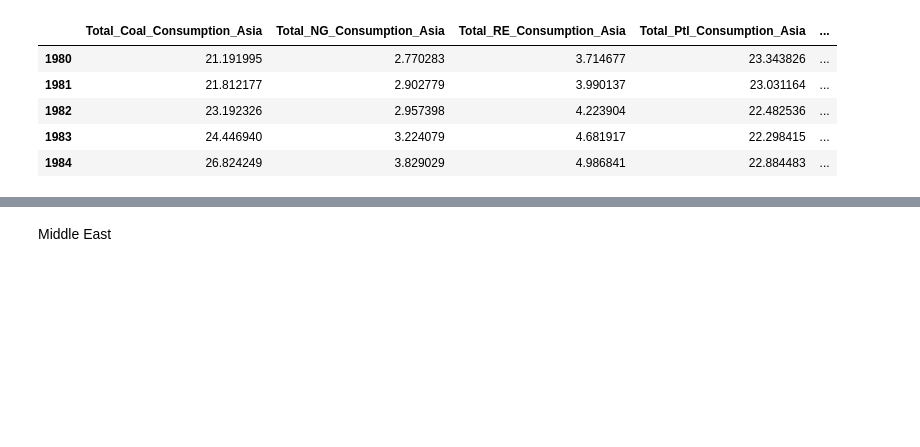
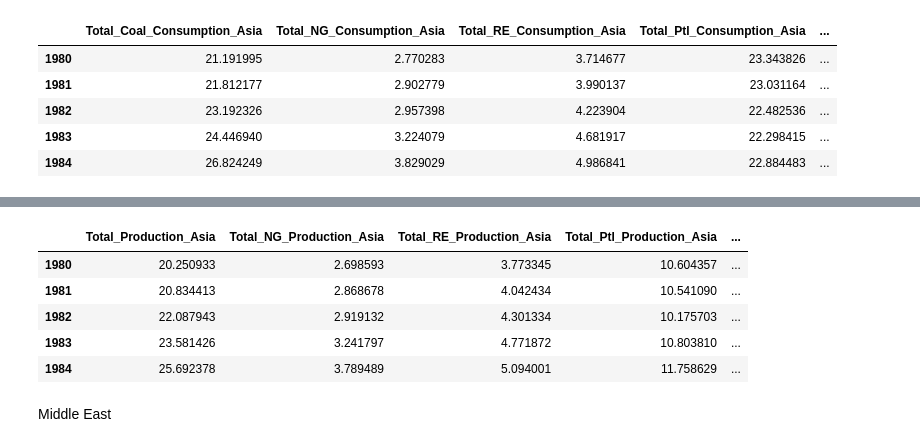
Before and after one commit to lurza/World-Energy-Analysis-main, a Jupyter notebook: Energy_Con_Prod.ipynb, the cells around one changed output, grey strips where cells are left out. Drawn from its saved outputs; the diff is of its cells as text; code cells hidden in the pictures; blank space fills up the shorter version.

```diff
--- a/Energy_Con_Prod.ipynb
+++ b/Energy_Con_Prod.ipynb
@@ -2964,6 +2851,3 @@ prod_re_asia_sum.head()
 | 1982 | 4.301334 |
 | 1983 | 4.771872 |
 | 1984 | 5.094001 |
-# %%
-prod_re_asia_sum['Change_RE_Production_Asia'] = prod_re_asia_sum['Total_RE_Production_Asia'].pct_change()*100
-prod_re_asia_sum.head()
@@ -4361,3 +4184,11 @@ fig_energy_portion_asia = fig_energy_portion_asia.add_trace(go.Bar(x=energy_mix_
 fig_energy_portion_asia = fig_energy_portion_asia.add_trace(go.Bar(x=energy_mix_asia.index, y=energy_mix_asia['PTL_Portion'], name='Petroleum'))
 fig_energy_portion_asia = fig_energy_portion_asia.update_layout(title='Energy Mix Consumption for Asia  1980 - 2021',barmode= 'stack')
 fig_energy_portion_asia.show()
+# %%
+energy_prod_mix_asia = pd.DataFrame()
+energy_prod_mix_asia = energy_prod_mix_asia.append(prod_coal_asia_sum['Total_Production_Asia'])
+energy_prod_mix_asia = energy_prod_mix_asia.append(prod_ng_asia_sum['Total_NG_Production_Asia'])
+energy_prod_mix_asia = energy_prod_mix_asia.append(prod_re_asia_sum['Total_RE_Production_Asia'])
+energy_prod_mix_asia = energy_prod_mix_asia.append(prod_ptl_asia_sum['Total_Ptl_Production_Asia'])
+energy_prod_mix_asia = energy_prod_mix_asia.transpose()
+energy_prod_mix_asia.head()
@@ -4363,0 +4202,14 @@ fig_energy_portion_asia.show()
+# %%
+energy_prod_mix_asia['Total_Energy_Production'] = energy_prod_mix_asia.sum(axis=1)
+energy_prod_mix_asia['Coal_Portion'] = energy_prod_mix_asia['Total_Production_Asia']/energy_prod_mix_asia['Total_Energy_Production']*100
+energy_prod_mix_asia['NG_Portion'] = energy_prod_mix_asia['Total_NG_Production_Asia']/energy_prod_mix_asia['Total_Energy_Production']*100
+energy_prod_mix_asia['RE_Portion'] = energy_prod_mix_asia['Total_RE_Production_Asia']/energy_prod_mix_asia['Total_Energy_Production']*100
+energy_prod_mix_asia['PTL_Portion'] = energy_prod_mix_asia['Total_Ptl_Production_Asia']/energy_prod_mix_asia['Total_Energy_Production']*100
+energy_prod_mix_asia.head()
+# %% [output]
+|  | Total_Production_Asia | Total_NG_Production_Asia | Total_RE_Production_Asia | Total_Ptl_Production_Asia | ... |
+| 1980 | 20.250933 | 2.698593 | 3.773345 | 10.604357 | ... |
+| 1981 | 20.834413 | 2.868678 | 4.042434 | 10.541090 | ... |
+| 1982 | 22.087943 | 2.919132 | 4.301334 | 10.175703 | ... |
+| 1983 | 23.581426 | 3.241797 | 4.771872 | 10.803810 | ... |
+| 1984 | 25.692378 | 3.789489 | 5.094001 | 11.758629 | ... |
```
Also changed, not shown: parts of 37 cells of this notebook.
